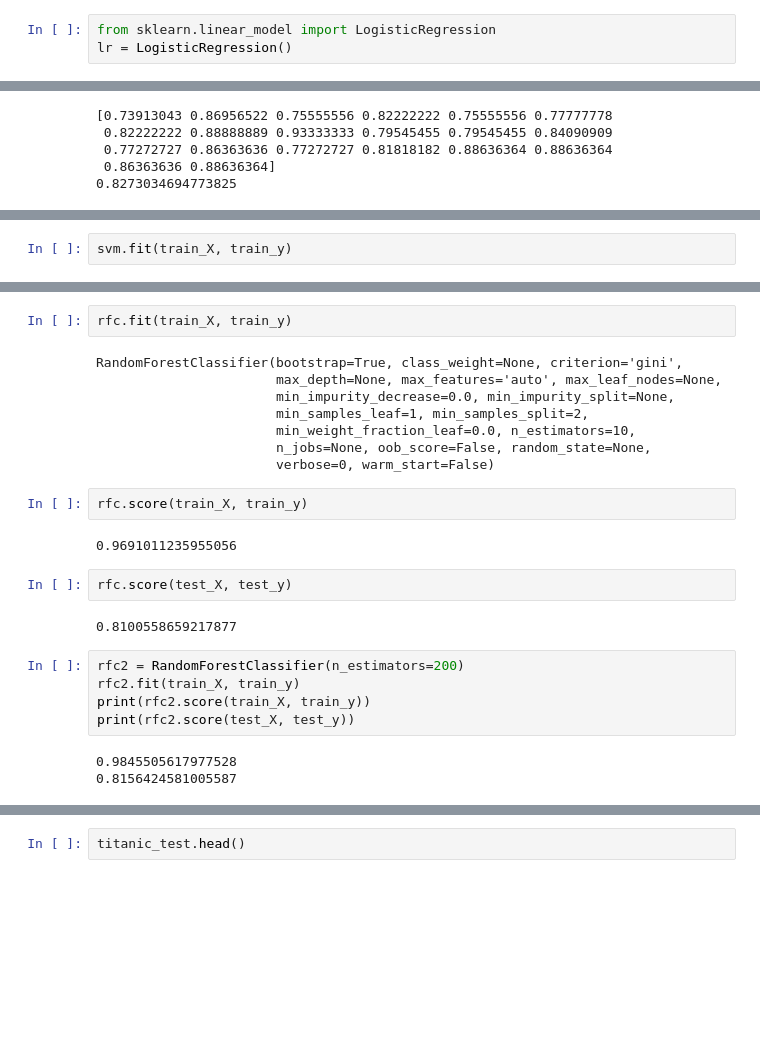
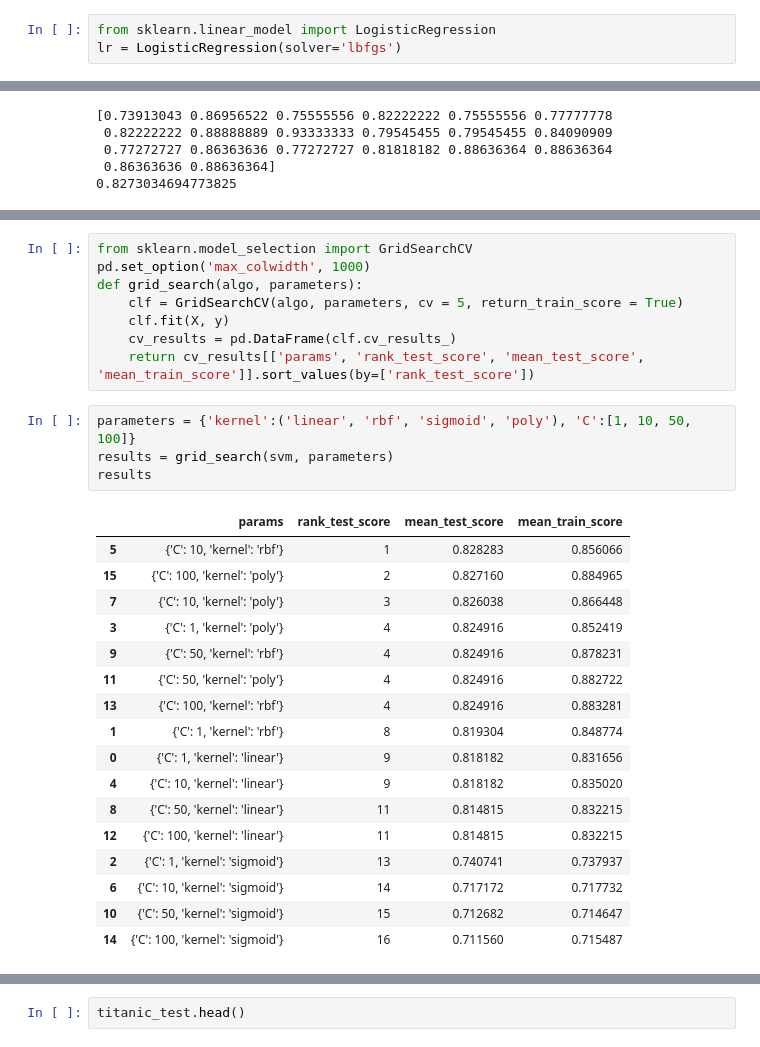
Before and after one commit to abhishekjain88/titanic-kaggle, a Jupyter notebook: Titanic Competition.ipynb, the cells around one changed output, grey strips where cells are left out. Saved outputs shown, nothing was run; the diff lists cells and outputs as text; blank space fills up the shorter version.

```diff
--- a/Titanic Competition.ipynb
+++ b/Titanic Competition.ipynb
@@ -1035,6 +1019,6 @@ plt.scatter(X_scaled[:, 2], y)
 # %%
 from sklearn.linear_model import LogisticRegression
-lr = LogisticRegression()
+lr = LogisticRegression(solver='lbfgs')
 # %%
 from sklearn.model_selection import cross_val_score
 scores = cross_val_score(lr, X, y, cv=20)
@@ -1103,2 +1052,0 @@ lr.score(train_X, train_y)
-# %%
-svm.fit(train_X, train_y)
@@ -1118,26 +1053,30 @@ svm.score(test_X, test_y)
-# %%
-rfc.fit(train_X, train_y)
-# %% [output]
-RandomForestClassifier(bootstrap=True, class_weight=None, criterion='gini',
-                       max_depth=None, max_features='auto', max_leaf_nodes=None,
-                       min_impurity_decrease=0.0, min_impurity_split=None,
-                       min_samples_leaf=1, min_samples_split=2,
-                       min_weight_fraction_leaf=0.0, n_estimators=10,
-                       n_jobs=None, oob_score=False, random_state=None,
-                       verbose=0, warm_start=False)
-# %%
-rfc.score(train_X, train_y)
-# %% [output]
-0.9691011235955056
-# %%
-rfc.score(test_X, test_y)
-# %% [output]
-0.8100558659217877
-# %%
-rfc2 = RandomForestClassifier(n_estimators=200)
-rfc2.fit(train_X, train_y)
-print(rfc2.score(train_X, train_y))
-print(rfc2.score(test_X, test_y))
-# %% [output]
-0.9845505617977528
-0.8156424581005587
+# %%
+from sklearn.model_selection import GridSearchCV
+pd.set_option('max_colwidth', 1000)
+def grid_search(algo, parameters):
+    clf = GridSearchCV(algo, parameters, cv = 5, return_train_score = True)
+    clf.fit(X, y)
+    cv_results = pd.DataFrame(clf.cv_results_)
+    return cv_results[['params', 'rank_test_score', 'mean_test_score', 'mean_train_score']].sort_values(by=['rank_test_score'])
+# %%
+parameters = {'kernel':('linear', 'rbf', 'sigmoid', 'poly'), 'C':[1, 10, 50, 100]}
+results = grid_search(svm, parameters)
+results
+# %% [output]
+|  | params | rank_test_score | mean_test_score | mean_train_score |
+| 5 | {'C': 10, 'kernel': 'rbf'} | 1 | 0.828283 | 0.856066 |
+| 15 | {'C': 100, 'kernel': 'poly'} | 2 | 0.827160 | 0.884965 |
+| 7 | {'C': 10, 'kernel': 'poly'} | 3 | 0.826038 | 0.866448 |
+| 3 | {'C': 1, 'kernel': 'poly'} | 4 | 0.824916 | 0.852419 |
+| 9 | {'C': 50, 'kernel': 'rbf'} | 4 | 0.824916 | 0.878231 |
+| 11 | {'C': 50, 'kernel': 'poly'} | 4 | 0.824916 | 0.882722 |
+| 13 | {'C': 100, 'kernel': 'rbf'} | 4 | 0.824916 | 0.883281 |
+| 1 | {'C': 1, 'kernel': 'rbf'} | 8 | 0.819304 | 0.848774 |
+| 0 | {'C': 1, 'kernel': 'linear'} | 9 | 0.818182 | 0.831656 |
+| 4 | {'C': 10, 'kernel': 'linear'} | 9 | 0.818182 | 0.835020 |
+| 8 | {'C': 50, 'kernel': 'linear'} | 11 | 0.814815 | 0.832215 |
+| 12 | {'C': 100, 'kernel': 'linear'} | 11 | 0.814815 | 0.832215 |
+| 2 | {'C': 1, 'kernel': 'sigmoid'} | 13 | 0.740741 | 0.737937 |
+| 6 | {'C': 10, 'kernel': 'sigmoid'} | 14 | 0.717172 | 0.717732 |
+| 10 | {'C': 50, 'kernel': 'sigmoid'} | 15 | 0.712682 | 0.714647 |
+| 14 | {'C': 100, 'kernel': 'sigmoid'} | 16 | 0.711560 | 0.715487 |
```
Also changed, not shown: parts of 31 cells of this notebook.
